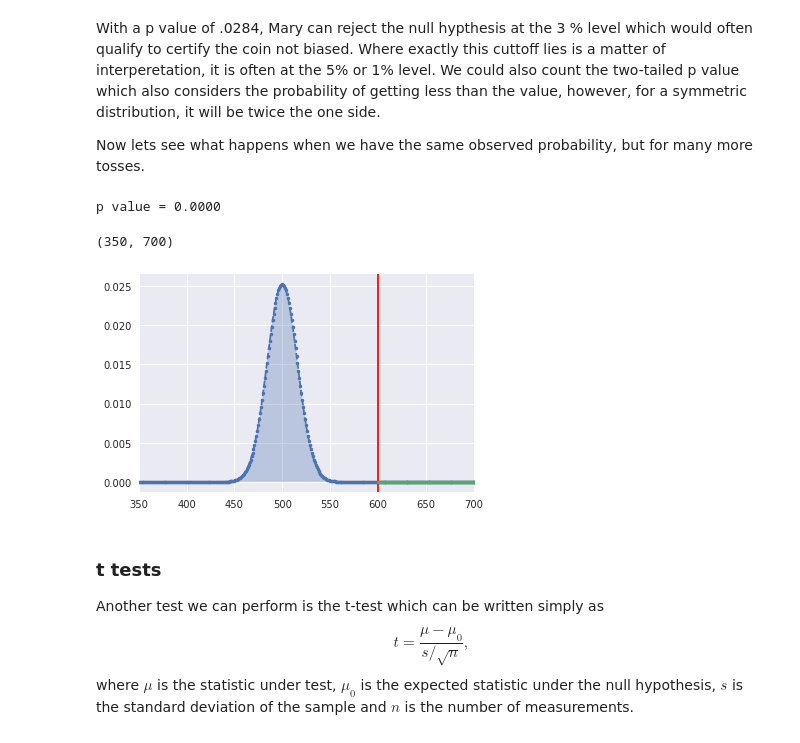
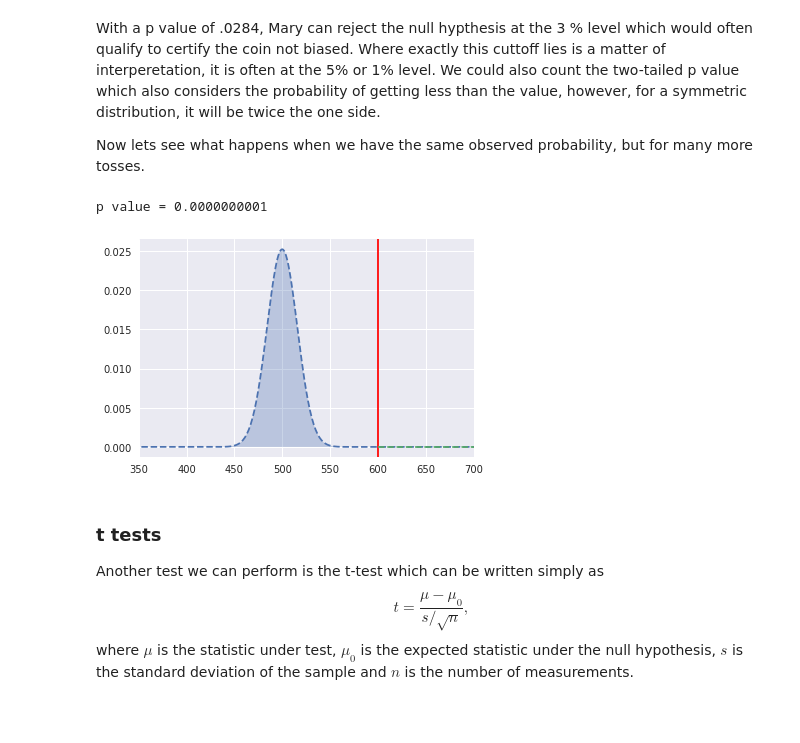
Before and after one commit to ZachGlassman/hypothesis_testing, a Jupyter notebook: Lecture.ipynb, the cells around one changed output. Drawn from its saved outputs; the diff is of its cells as text; code cells hidden in the pictures.

```diff
--- a/Lecture.ipynb
+++ b/Lecture.ipynb
@@ -145,21 +148,20 @@ With a p value of .0284, Mary can reject the null hypthesis at the 3 % level whi
 Now lets see what happens when we have the same observed probability, but for many more tosses.
 # %%
 p = compute_coin_p_value(600, 1000)
-print("p value = {:.4f}".format(p))
+print("p value = {:.10f}".format(p))
 x = np.arange(0,1000,1)
 dist = binom.pmf(x, 1000, 1/2)
 plt.fill_between(x,0, dist, alpha=.3)
-plt.plot(x, dist, '.--')
+plt.plot(x, dist, '--')
 plt.axvline(600,0,1, color='red')
 x2 = np.arange(600,1000,1)
 dist = binom.pmf(x2, 1000, 1/2)
 plt.fill_between(x2,0, dist, alpha=.3)
-plt.plot(x2, dist, '.--')
-plt.xlim(350,700)
+plt.plot(x2, dist, '--')
+plt.xlim(350,700);
 # %% [output]
-p value = 0.0000
+p value = 0.0000000001
-(350, 700)
-[figure, old version]
+[figure, new version]
 # %% [markdown]
 ### t tests
 
```
Also changed, not shown: parts of 20 cells of this notebook.
